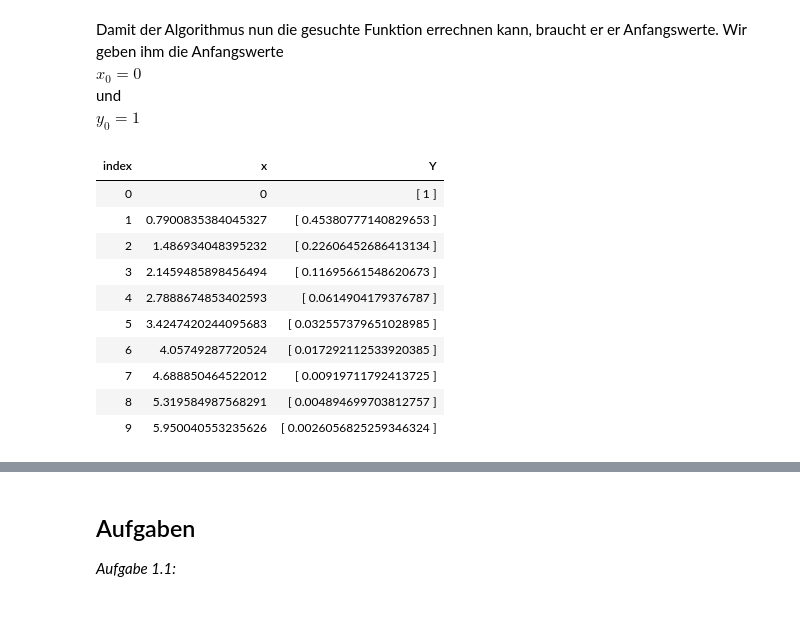
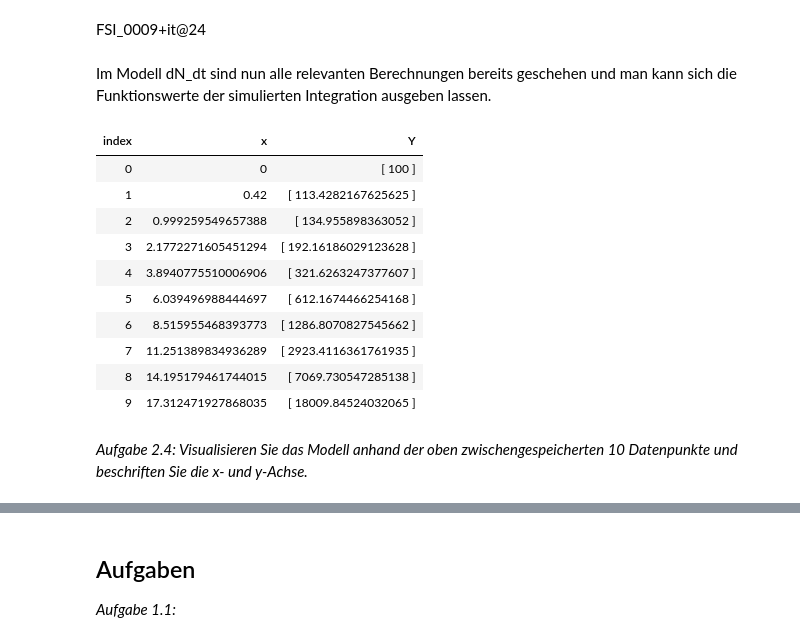
Before and after one commit to CSBiology/BIO-MBP-06-U-2, a Jupyter notebook: notebooks/day1/Growth_ODEs_Basics.ipynb, the cells around one changed output, grey strips where cells are left out. Saved outputs shown, nothing was run; the diff lists cells and outputs as text; code cells hidden in the pictures; blank space fills up the shorter version.

```diff
--- a/notebooks/day1/Growth_ODEs_Basics.ipynb
+++ b/notebooks/day1/Growth_ODEs_Basics.ipynb
@@ -35,33 +87,50 @@ Wieder unsere Beispiel-DGL von oben: $\frac{\mathrm{d}S}{\mathrm{d}t} = S(t)$
 # %%
 // der Rechenalgorithmus der Programmbibliothek, die wir benutzen:
-let modelContext = OdeContext OdeSolverMethod.RK546M
+let modelContext =
+    OdeContext(
+        OdeSolverMethod.RK546M,
+        OdeSolverOptions(
+            StepSize=0.42
+        )
+    )
 
 // unsere DGL als einfaches Modell (SimpleModel):
-let dS_dt : SimpleModel = fun S t -> S
+let r = 0.3
+
+// growth model
+let dN_dt : SimpleModel =
+    fun N t ->
+        let cellcount = N
+        let cellcount' = r * N
+        cellcount'
+
+// Initial condition
+let t0 = 0
+let N0 = 100.0
+# %% [output]
+FSI_0009+it@24
-# %% [markdown]
-Damit der Algorithmus nun die gesuchte Funktion errechnen kann, braucht er er Anfangswerte.
-Wir geben ihm die Anfangswerte
-$x_0 = 0$
-und
-$y_0 = 1$
-# %%
-let x0 = 0.
-let y0 = 1.
-
-// wir lassen unsere DGL mit den Anfangswerten lösen:
-let ergebnis = modelContext.OdeInt(x0, y0, dS_dt) |> SolPoints.take 10 |> SolPoints.memorize
-
-// und plotten die Punkte in einem Graph
-ergebnis
-# %% [output]
-| index | x | Y |
-| 0 | 0 | [ 1 ] |
-| 1 | 0.7900835384045327 | [ 0.45380777140829653 ] |
-| 2 | 1.486934048395232 | [ 0.22606452686413134 ] |
-| 3 | 2.1459485898456494 | [ 0.11695661548620673 ] |
-| 4 | 2.7888674853402593 | [ 0.0614904179376787 ] |
-| 5 | 3.4247420244095683 | [ 0.032557379651028985 ] |
-| 6 | 4.05749287720524 | [ 0.017292112533920385 ] |
-| 7 | 4.688850464522012 | [ 0.00919711792413725 ] |
-| 8 | 5.319584987568291 | [ 0.004894699703812757 ] |
-| 9 | 5.950040553235626 | [ 0.0026056825259346324 ] |
+# %% [markdown]
+Im Modell dN_dt sind nun alle relevanten Berechnungen bereits geschehen und man kann sich die Funktionswerte der simulierten Integration ausgeben lassen.
+# %%
+//xxxx
+
+let sim_dy_dx =
+    modelContext.OdeInt(t0,N0,dN_dt) //aufgabe
+    |> SolPoints.take 10
+    |> SolPoints.memorize
+
+sim_dy_dx
+# %% [output]
+| index | x | Y |
+| 0 | 0 | [ 100 ] |
+| 1 | 0.42 | [ 113.4282167625625 ] |
+| 2 | 0.999259549657388 | [ 134.955898363052 ] |
+| 3 | 2.1772271605451294 | [ 192.16186029123628 ] |
+| 4 | 3.8940775510006906 | [ 321.6263247377607 ] |
+| 5 | 6.039496988444697 | [ 612.1674466254168 ] |
+| 6 | 8.515955468393773 | [ 1286.8070827545662 ] |
+| 7 | 11.251389834936289 | [ 2923.4116361761935 ] |
+| 8 | 14.195179461744015 | [ 7069.730547285138 ] |
+| 9 | 17.312471927868035 | [ 18009.84524032065 ] |
+# %% [markdown]
+_Aufgabe 2.4: Visualisieren Sie das Modell anhand der oben zwischengespeicherten 10 Datenpunkte und beschriften Sie die x- und y-Achse._
```
Also changed, not shown: parts of 12 cells of this notebook, 4 other files.
